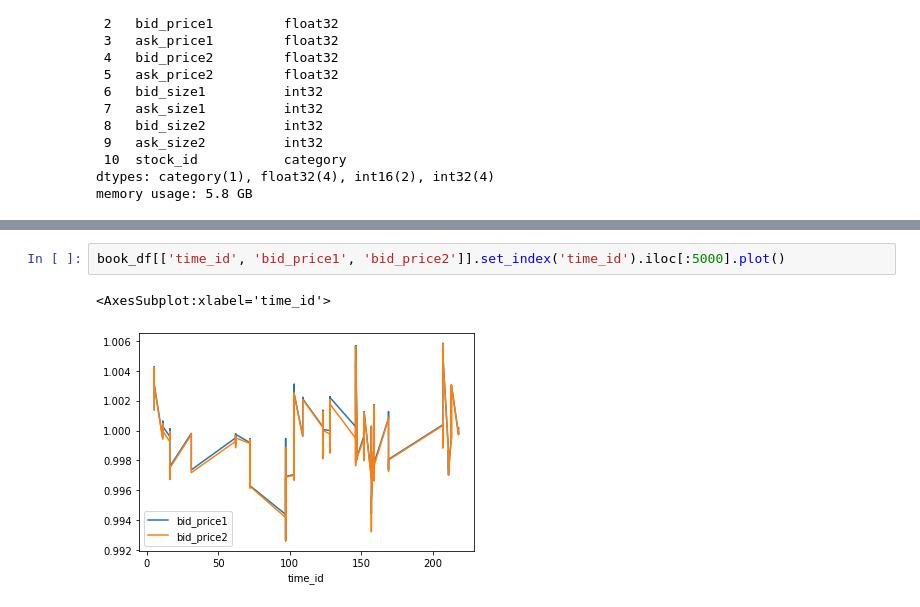
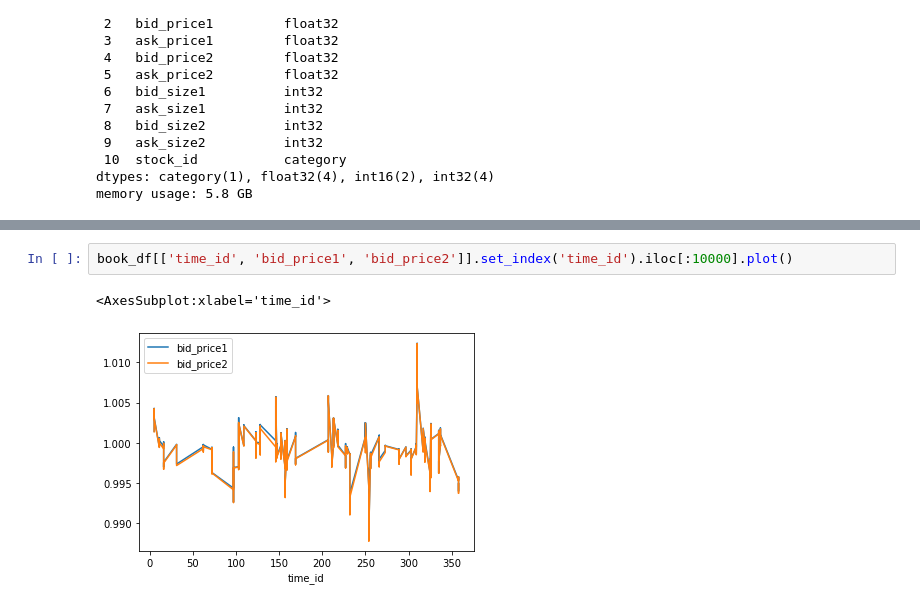
Before and after one commit to Luv2bnanook44/volatility_predictor_optiver, a Jupyter notebook: workspace.ipynb, the cells around one changed output, grey strips where cells are left out. Drawn from its saved outputs; the diff is of its cells as text.

```diff
--- a/workspace.ipynb
+++ b/workspace.ipynb
@@ -75,5 +79,5 @@ memory usage: 5.8 GB
 # %%
-book_df[['time_id', 'bid_price1', 'bid_price2']].set_index('time_id').iloc[:5000].plot()
+book_df[['time_id', 'bid_price1', 'bid_price2']].set_index('time_id').iloc[:10000].plot()
 # %% [output]
 <AxesSubplot:xlabel='time_id'>
-[figure, old version]
+[figure, new version]
```
Also changed, not shown: parts of 11 cells of this notebook, 1 other file.
